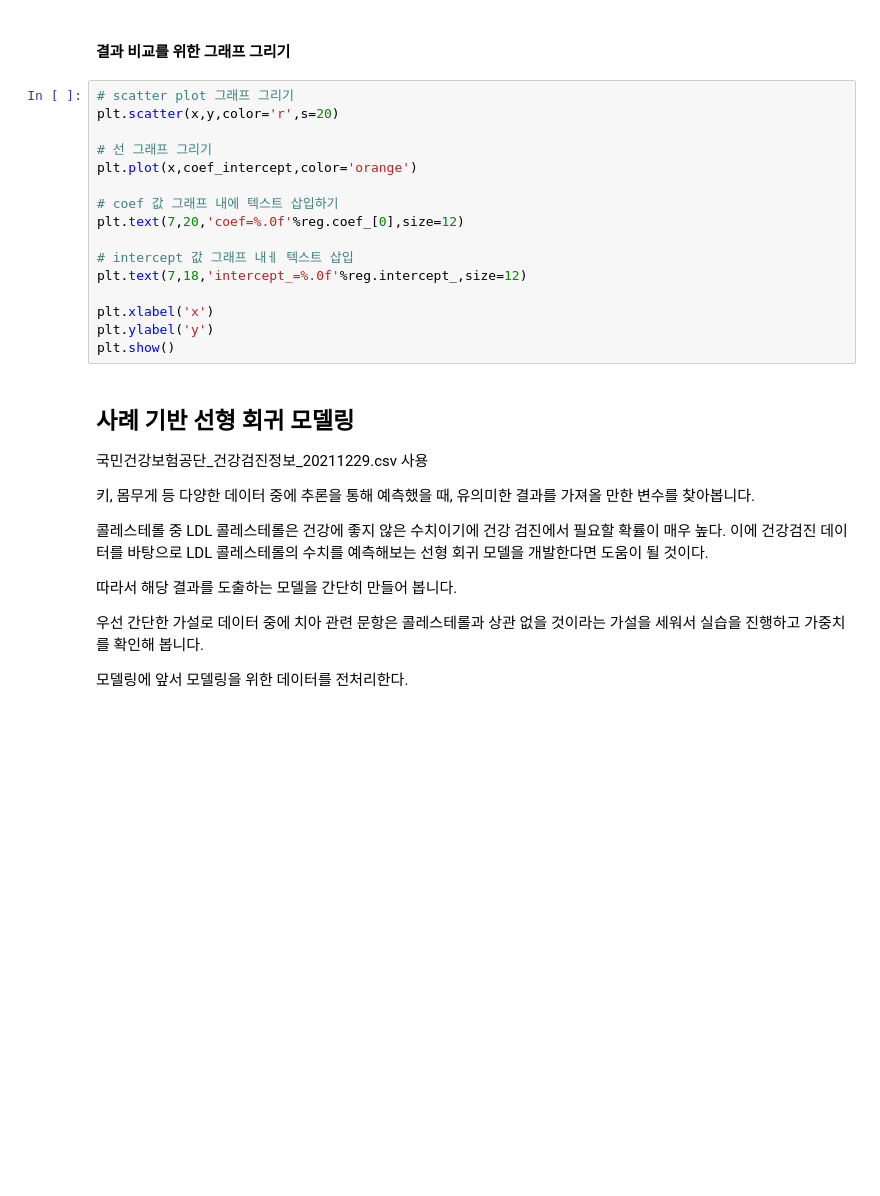
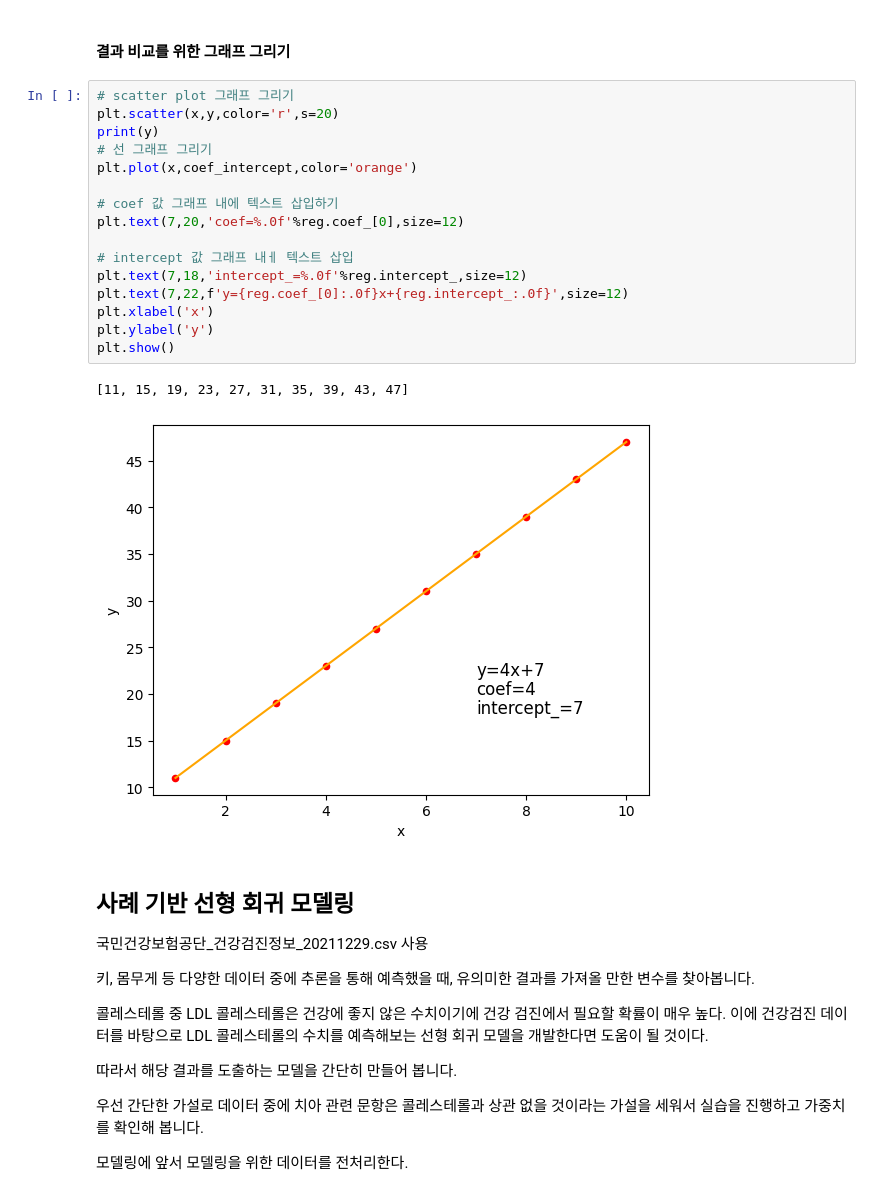
Before and after one commit to youse0ng/AICE_, a Jupyter notebook: AICE_08_지도학습으로AI모델링하기.ipynb, the cells around one changed output. Cells and saved outputs as stored; diff of their text form; blank space fills up the shorter version.

```diff
--- a/AICE_08_지도학습으로AI모델링하기.ipynb
+++ b/AICE_08_지도학습으로AI모델링하기.ipynb
@@ -92,19 +113,22 @@ reg.coef_[0],reg.intercept_
 # %%
 # scatter plot 그래프 그리기
 plt.scatter(x,y,color='r',s=20)
-
+print(y)
 # 선 그래프 그리기
 plt.plot(x,coef_intercept,color='orange')
 
 # coef 값 그래프 내에 텍스트 삽입하기
 plt.text(7,20,'coef=%.0f'%reg.coef_[0],size=12)
 
 # intercept 값 그래프 내ㅔ 텍스트 삽입
 plt.text(7,18,'intercept_=%.0f'%reg.intercept_,size=12)
-
+plt.text(7,22,f'y={reg.coef_[0]:.0f}x+{reg.intercept_:.0f}',size=12)
 plt.xlabel('x')
 plt.ylabel('y')
 plt.show()
+# %% [output]
+[11, 15, 19, 23, 27, 31, 35, 39, 43, 47]
+[figure, added]
 # %% [markdown]
 ## 사례 기반 선형 회귀 모델링
 
```
Also changed, not shown: parts of 6 cells of this notebook.
